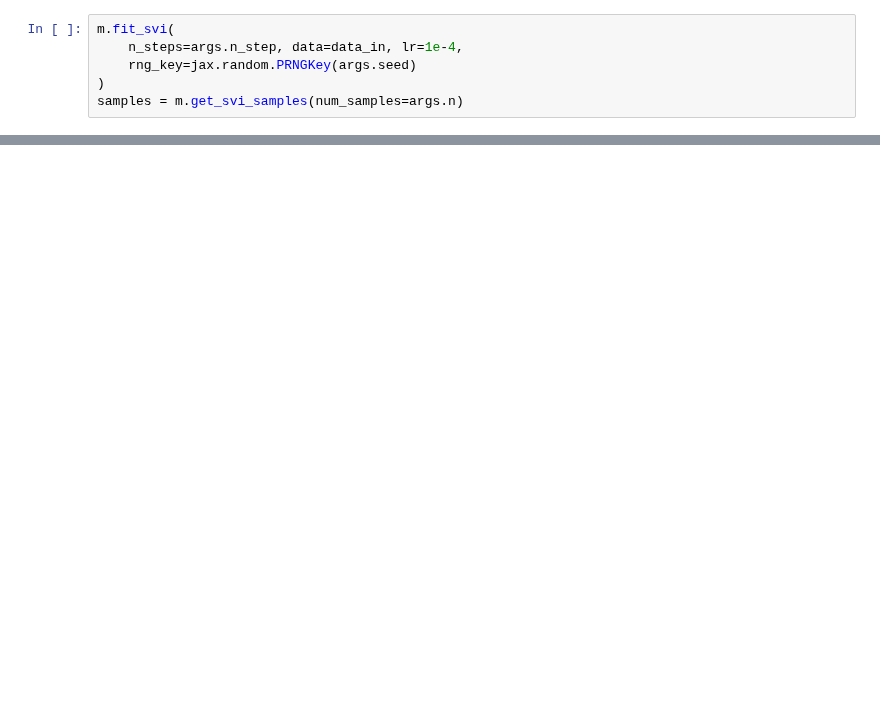
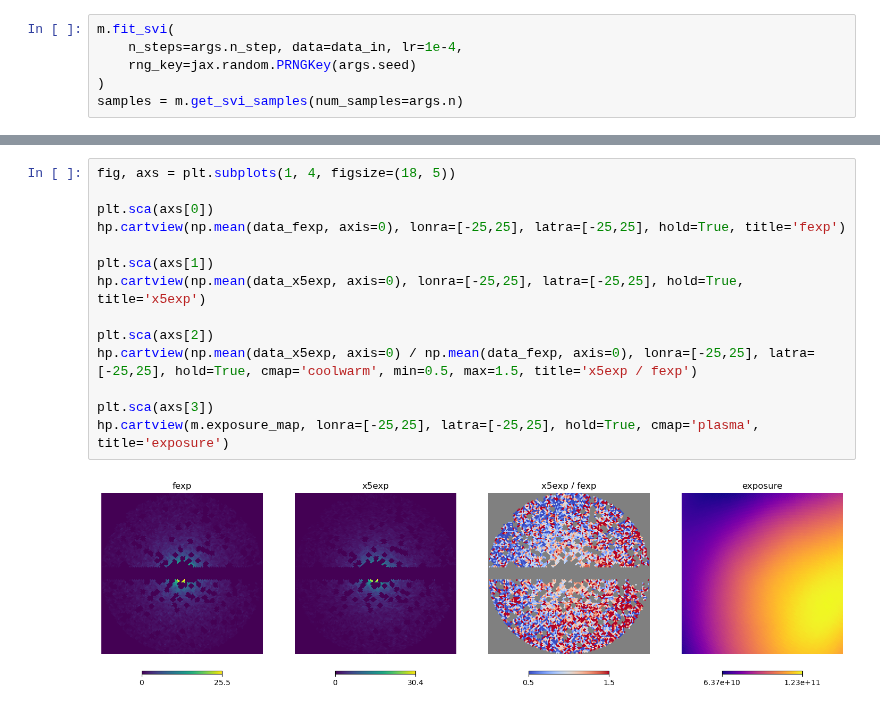
Before and after one commit to smsharma/fermi-prob-prog, a Jupyter notebook: production/test_n_exp.ipynb, the cells around one changed output, grey strips where cells are left out. Drawn from its saved outputs; the diff is of its cells as text; blank space fills up the shorter version.

```diff
--- a/production/test_n_exp.ipynb
+++ b/production/test_n_exp.ipynb
@@ -85,0 +116,16 @@ samples = m.get_svi_samples(num_samples=args.n)
+# %%
+fig, axs = plt.subplots(1, 4, figsize=(18, 5))
+
+plt.sca(axs[0])
+hp.cartview(np.mean(data_fexp, axis=0), lonra=[-25,25], latra=[-25,25], hold=True, title='fexp')
+
+plt.sca(axs[1])
+hp.cartview(np.mean(data_x5exp, axis=0), lonra=[-25,25], latra=[-25,25], hold=True, title='x5exp')
+
+plt.sca(axs[2])
+hp.cartview(np.mean(data_x5exp, axis=0) / np.mean(data_fexp, axis=0), lonra=[-25,25], latra=[-25,25], hold=True, cmap='coolwarm', min=0.5, max=1.5, title='x5exp / fexp')
+
+plt.sca(axs[3])
+hp.cartview(m.exposure_map, lonra=[-25,25], latra=[-25,25], hold=True, cmap='plasma', title='exposure')
+# %% [output]
+[figure, added]
```
Also changed, not shown: parts of 10 cells of this notebook, 6 other files.
